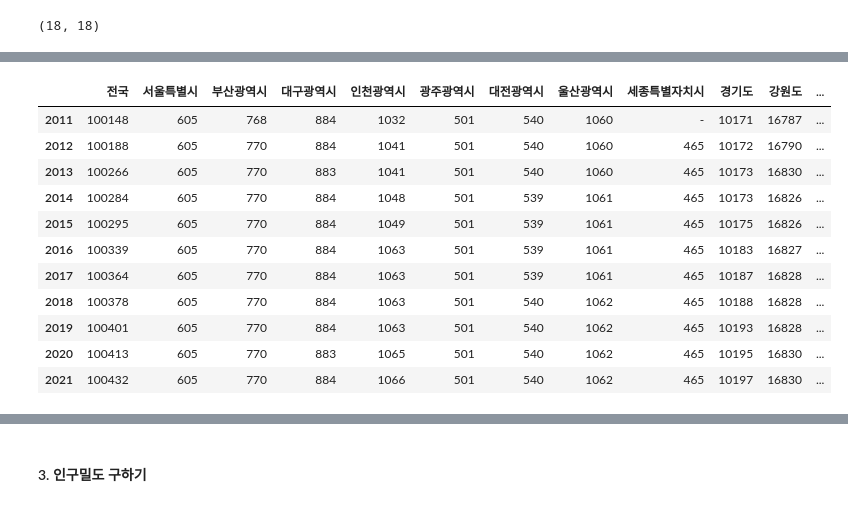
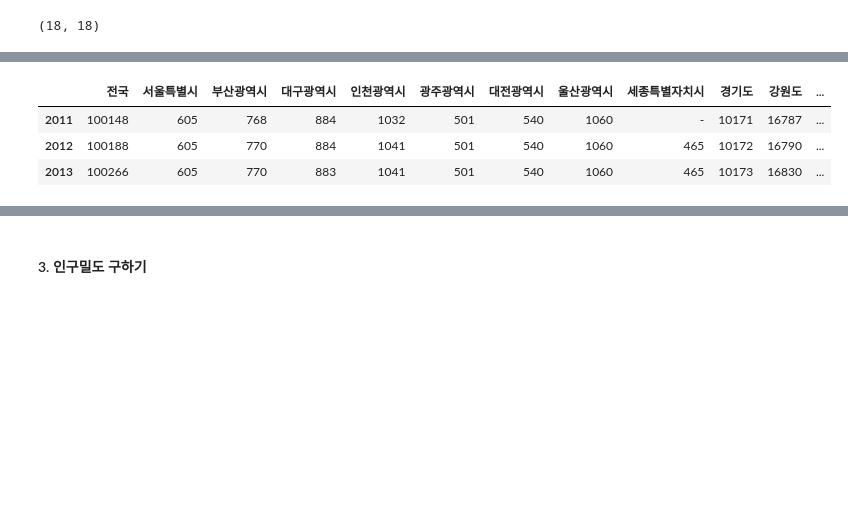
Before and after one commit to ThatHomr/project_2, a Jupyter notebook: project_2_file/ay_sprint2/pop_d.ipynb, the cells around one changed output, grey strips where cells are left out. Saved outputs shown, nothing was run; the diff lists cells and outputs as text; code cells hidden in the pictures; blank space fills up the shorter version.

```diff
--- a/project_2_file/ay_sprint2/pop_d.ipynb
+++ b/project_2_file/ay_sprint2/pop_d.ipynb
@@ -152,20 +157,12 @@ area = area.set_axis(col,axis=0)
 # %%
 area = area.transpose()
 # %%
-area
+area.head(3)
 # %% [output]
 |  | 전국 | 서울특별시 | 부산광역시 | 대구광역시 | 인천광역시 | 광주광역시 | 대전광역시 | 울산광역시 | 세종특별자치시 | 경기도 | 강원도 | ... |
 | 2011 | 100148 | 605 | 768 | 884 | 1032 | 501 | 540 | 1060 | - | 10171 | 16787 | ... |
 | 2012 | 100188 | 605 | 770 | 884 | 1041 | 501 | 540 | 1060 | 465 | 10172 | 16790 | ... |
 | 2013 | 100266 | 605 | 770 | 883 | 1041 | 501 | 540 | 1060 | 465 | 10173 | 16830 | ... |
-| 2014 | 100284 | 605 | 770 | 884 | 1048 | 501 | 539 | 1061 | 465 | 10173 | 16826 | ... |
-| 2015 | 100295 | 605 | 770 | 884 | 1049 | 501 | 539 | 1061 | 465 | 10175 | 16826 | ... |
-| 2016 | 100339 | 605 | 770 | 884 | 1063 | 501 | 539 | 1061 | 465 | 10183 | 16827 | ... |
-| 2017 | 100364 | 605 | 770 | 884 | 1063 | 501 | 539 | 1061 | 465 | 10187 | 16828 | ... |
-| 2018 | 100378 | 605 | 770 | 884 | 1063 | 501 | 540 | 1062 | 465 | 10188 | 16828 | ... |
-| 2019 | 100401 | 605 | 770 | 884 | 1063 | 501 | 540 | 1062 | 465 | 10193 | 16828 | ... |
-| 2020 | 100413 | 605 | 770 | 883 | 1065 | 501 | 540 | 1062 | 465 | 10195 | 16830 | ... |
-| 2021 | 100432 | 605 | 770 | 884 | 1066 | 501 | 540 | 1062 | 465 | 10197 | 16830 | ... |
 # %%
 area.loc['2022'] = area.iloc[-1,:].to_list()
 # %%
```
Also changed, not shown: parts of 90 cells of this notebook, 6 other files.
